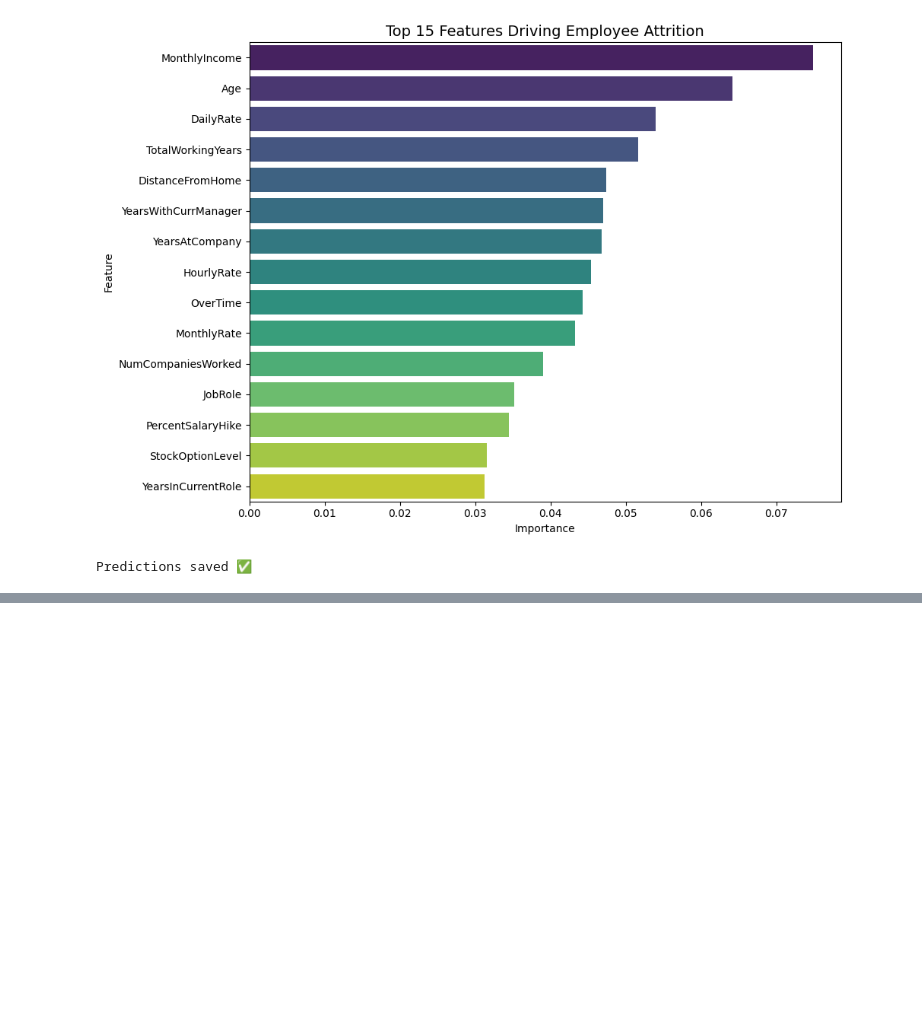
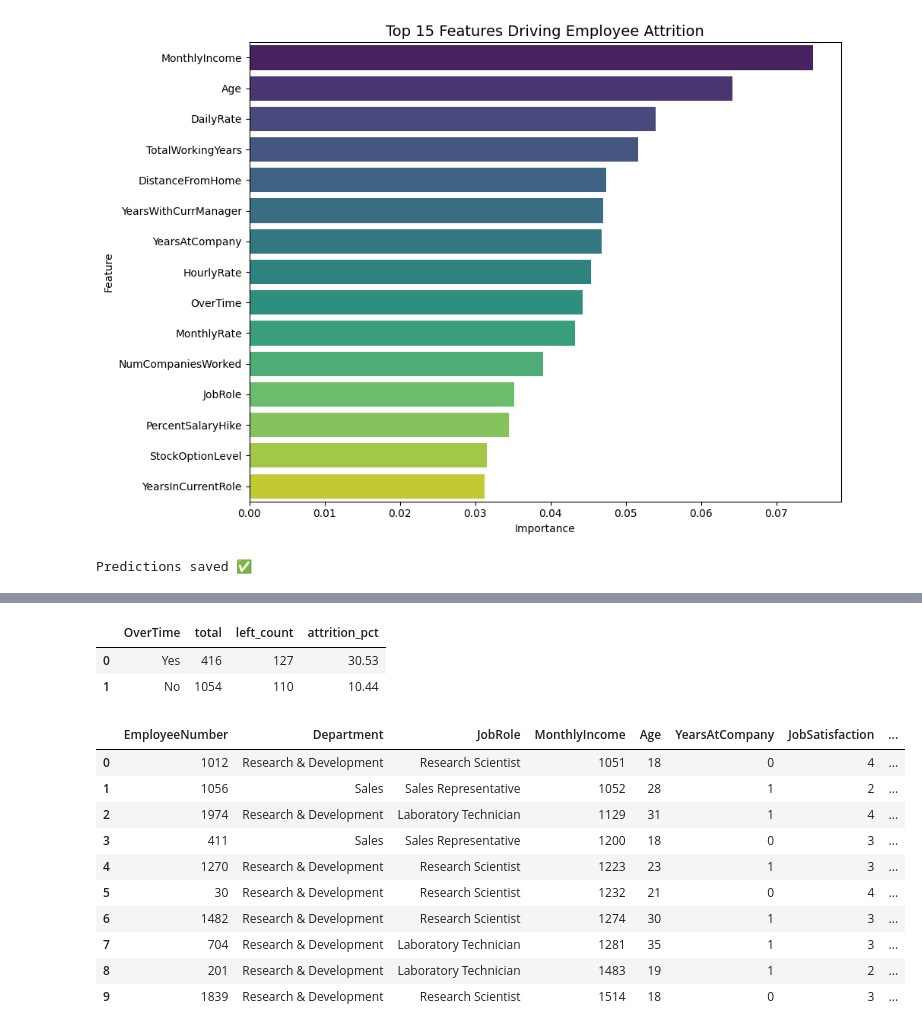
Before and after one commit to anshisharma9472-ops/hr-analytics-attrition, a Jupyter notebook: hr_analytics_eda_and_model.ipynb, the cells around one changed output, grey strips where cells are left out. Saved outputs shown, nothing was run; the diff lists cells and outputs as text; code cells hidden in the pictures; blank space fills up the shorter version.

Commit message:
Add Day 4 - SQL analysis and query results

```diff
--- a/hr_analytics_eda_and_model.ipynb
+++ b/hr_analytics_eda_and_model.ipynb
@@ -334,0 +343,14 @@ Predictions saved ✅
+# %%
+# Create database engine
+engine = create_engine('sqlite:///hr_analytics.db')
+
+# Load cleaned dataframe into SQL table
+df.to_sql('employees', con=engine, if_exists='replace', index=False)
+
+print("Data loaded into SQLite ✅")
+print("Table: employees")
+
+# Verify
+with engine.connect() as conn:
+    result = conn.execute(sqlalchemy.text("SELECT COUNT(*) FROM employees"))
+    print("Total rows:", result.fetchone()[0])
@@ -334,0 +361,4 @@ Predictions saved ✅
+# %%
+def run_query(sql):
+    with engine.connect() as conn:
+        return pd.read_sql(sqlalchemy.text(sql), conn)
@@ -334,0 +432,52 @@ Predictions saved ✅
+# %%
+q5 = """
+WITH overtime_summary AS (
+    SELECT
+        OverTime,
+        COUNT(*) AS total,
+        SUM(Attrition_num) AS left_count
+    FROM employees
+    GROUP BY OverTime
+)
+SELECT
+    OverTime,
+    total,
+    left_count,
+    ROUND(left_count * 100.0 / total, 2) AS attrition_pct
+FROM overtime_summary
+ORDER BY attrition_pct DESC
+"""
+run_query(q5)
+# %% [output]
+|  | OverTime | total | left_count | attrition_pct |
+| 0 | Yes | 416 | 127 | 30.53 |
+| 1 | No | 1054 | 110 | 10.44 |
+# %%
+q6 = """
+SELECT
+    EmployeeNumber,
+    Department,
+    JobRole,
+    MonthlyIncome,
+    Age,
+    YearsAtCompany,
+    JobSatisfaction,
+    RANK() OVER (ORDER BY MonthlyIncome ASC, JobSatisfaction ASC) AS risk_rank
+FROM employees
+WHERE Attrition_num = 0
+ORDER BY risk_rank
+LIMIT 10
+"""
+run_query(q6)
+# %% [output]
+|  | EmployeeNumber | Department | JobRole | MonthlyIncome | Age | YearsAtCompany | JobSatisfaction | ... |
+| 0 | 1012 | Research & Development | Research Scientist | 1051 | 18 | 0 | 4 | ... |
+| 1 | 1056 | Sales | Sales Representative | 1052 | 28 | 1 | 2 | ... |
+| 2 | 1974 | Research & Development | Laboratory Technician | 1129 | 31 | 1 | 4 | ... |
+| 3 | 411 | Sales | Sales Representative | 1200 | 18 | 0 | 3 | ... |
+| 4 | 1270 | Research & Development | Research Scientist | 1223 | 23 | 1 | 3 | ... |
+| 5 | 30 | Research & Development | Research Scientist | 1232 | 21 | 0 | 4 | ... |
+| 6 | 1482 | Research & Development | Research Scientist | 1274 | 30 | 1 | 3 | ... |
+| 7 | 704 | Research & Development | Laboratory Technician | 1281 | 35 | 1 | 3 | ... |
+| 8 | 201 | Research & Development | Laboratory Technician | 1483 | 19 | 1 | 2 | ... |
+| 9 | 1839 | Research & Development | Research Scientist | 1514 | 18 | 0 | 3 | ... |
```
Also changed, not shown: parts of 9 cells of this notebook.
